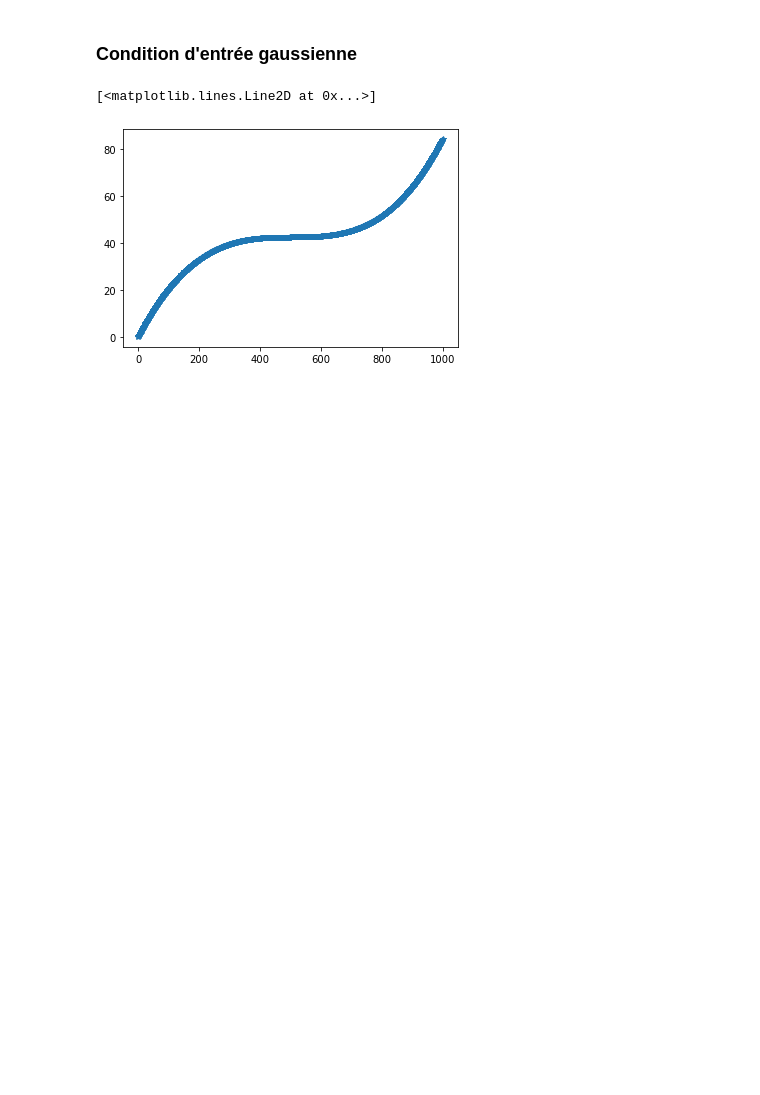
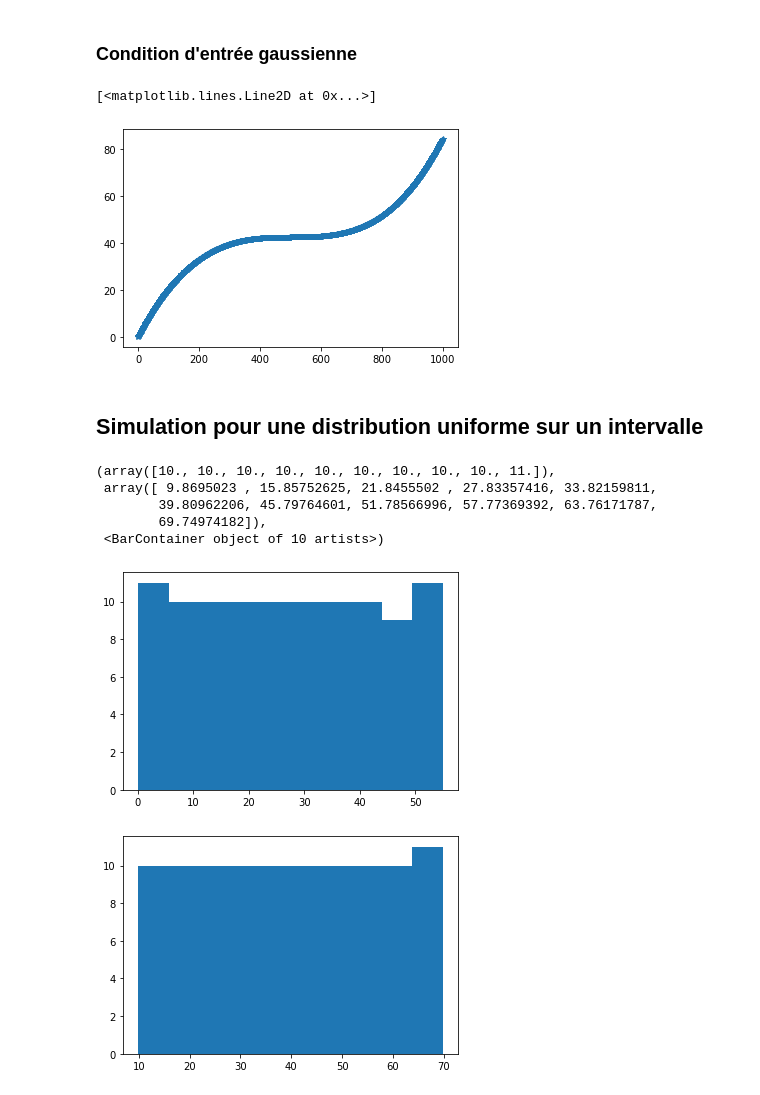
Before and after one commit to s-fl0res/PAr-168, a Jupyter notebook: simu_discrete.ipynb, the cells around one changed output. Saved outputs shown, nothing was run; the diff lists cells and outputs as text; code cells hidden in the pictures; blank space fills up the shorter version.

```diff
--- a/simu_discrete.ipynb
+++ b/simu_discrete.ipynb
@@ -388,3 +391,24 @@ plt.plot(X0,'*')
 # %% [output]
 [<matplotlib.lines.Line2D at 0x...>]
 [figure]
+# %% [markdown]
+## Simulation pour une distribution uniforme sur un intervalle
+# %%
+N = 100
+Nt = 100
+T = 1
+alpha = 0.0167
+X0 = np.sort(np.random.uniform(0,10,N))
+X,V,t = ModeleNConducteurs(T,Nt,X0,alpha)
+# %%
+plt.hist(X[0])
+plt.figure()
+plt.hist(X[Nt-1])
+# %% [output]
+(array([10., 10., 10., 10., 10., 10., 10., 10., 10., 11.]),
+ array([ 9.8695023 , 15.85752625, 21.8455502 , 27.83357416, 33.82159811,
+        39.80962206, 45.79764601, 51.78566996, 57.77369392, 63.76171787,
+        69.74974182]),
+ <BarContainer object of 10 artists>)
+[figure, added]
+[figure, added]
```
Also changed, not shown: parts of 1 cell of this notebook, 1 other file.
